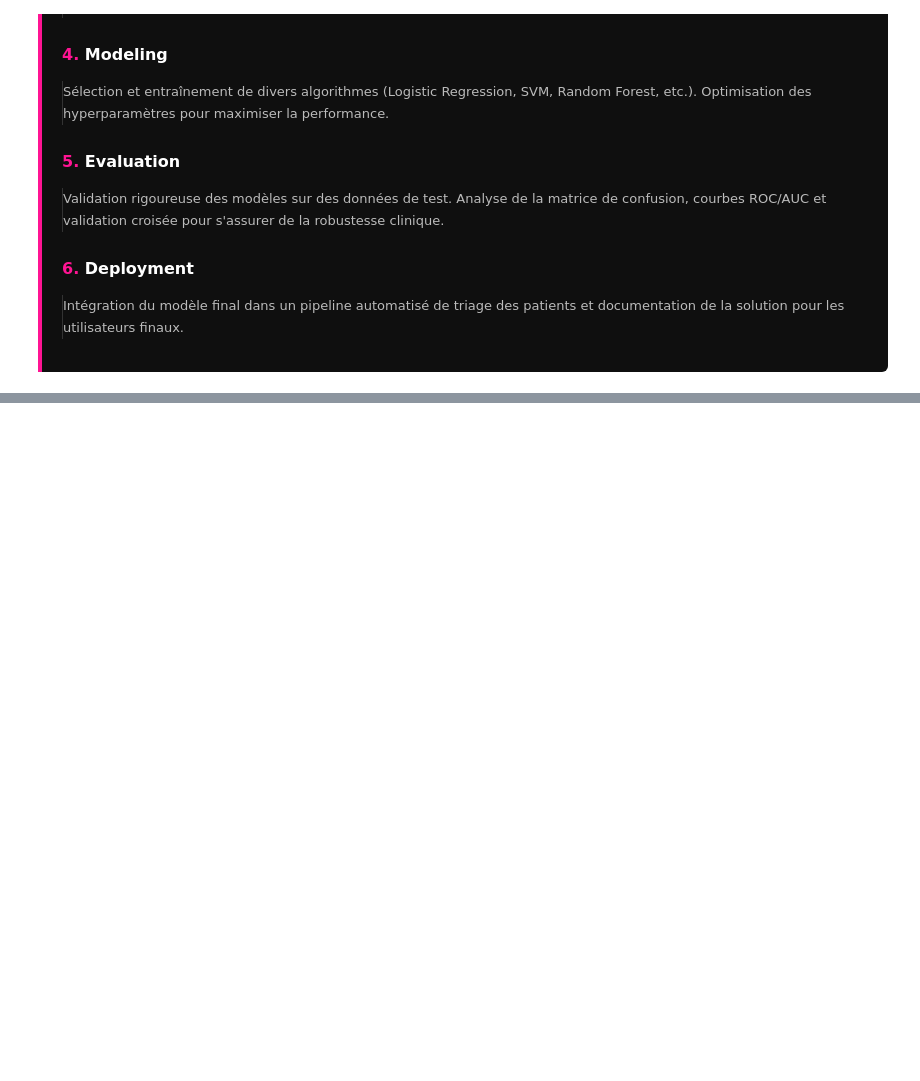
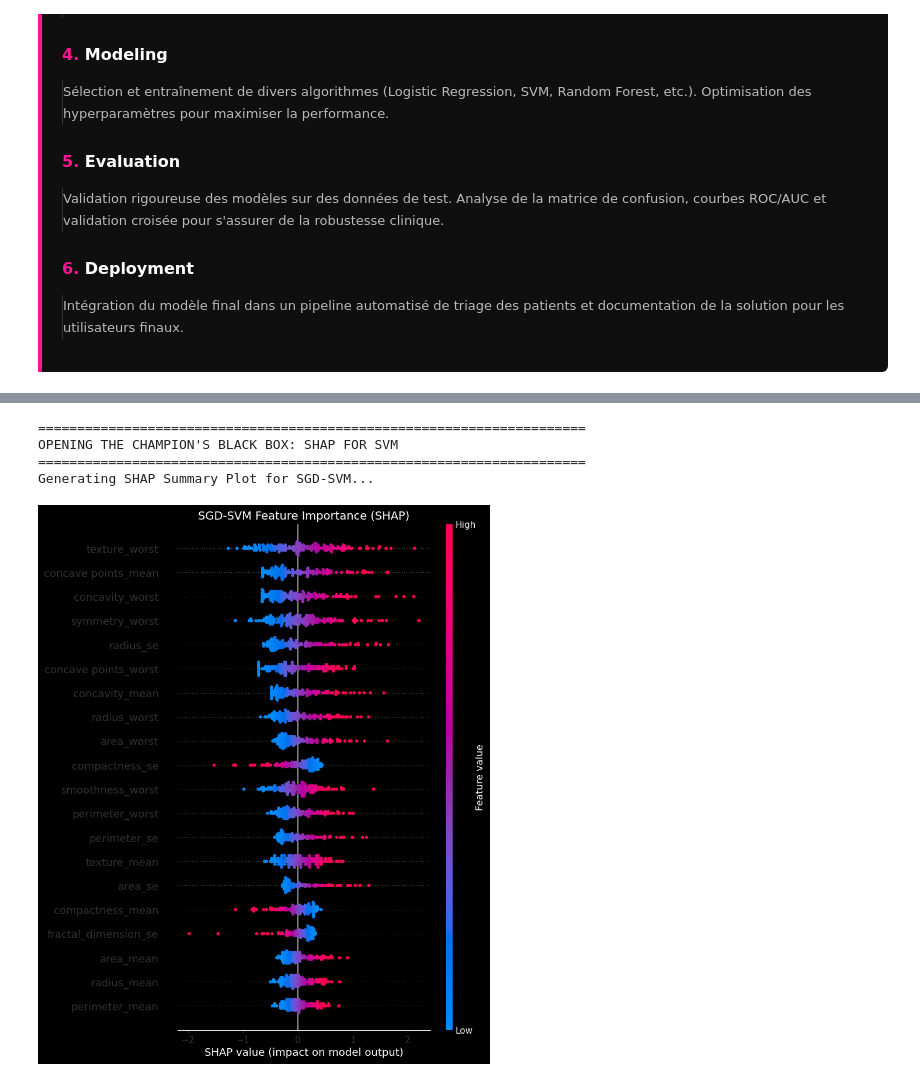
Before and after one commit to yasmineCH03/Breast_Cancer_Detection_ML_Project, a Jupyter notebook: Notebooks/synthesis_notebook.ipynb, the cells around one changed output, grey strips where cells are left out. Saved outputs shown, nothing was run; the diff lists cells and outputs as text; code cells hidden in the pictures; blank space fills up the shorter version.

```diff
--- a/Notebooks/synthesis_notebook.ipynb
+++ b/Notebooks/synthesis_notebook.ipynb
@@ -496,0 +1586,28 @@
+# %%
+# ADVANCED EXPLAINABILITY: SHAP VALUES FOR SGD-SVM (Champion)
+import shap
+
+print("=" * 70)
+print("OPENING THE CHAMPION'S BLACK BOX: SHAP FOR SVM")
+print("=" * 70)
+
+# 1. Prep Data: We need the scaled data as a DataFrame for feature names
+X_test_scaled_df = pd.DataFrame(X_test_scaled, columns=X.columns)
+
+# 2. Initialize the Explainer for Linear Models
+# We pass the model and the training data (as a background reference)
+explainer_svm = shap.LinearExplainer(model, X_train_scaled, feature_perturbation="interventional")
+shap_values_svm = explainer_svm.shap_values(X_test_scaled_df)
+
+# 3. Visualize
+print("Generating SHAP Summary Plot for SGD-SVM...")
+plt.figure()
+shap.summary_plot(shap_values_svm, X_test_scaled_df, show=False)
+plt.title("SGD-SVM Feature Importance (SHAP)", fontsize=14)
+plt.show()
+# %% [output]
+======================================================================
+OPENING THE CHAMPION'S BLACK BOX: SHAP FOR SVM
+======================================================================
+Generating SHAP Summary Plot for SGD-SVM...
+[figure, added]
```
Also changed, not shown: parts of 39 cells of this notebook.
